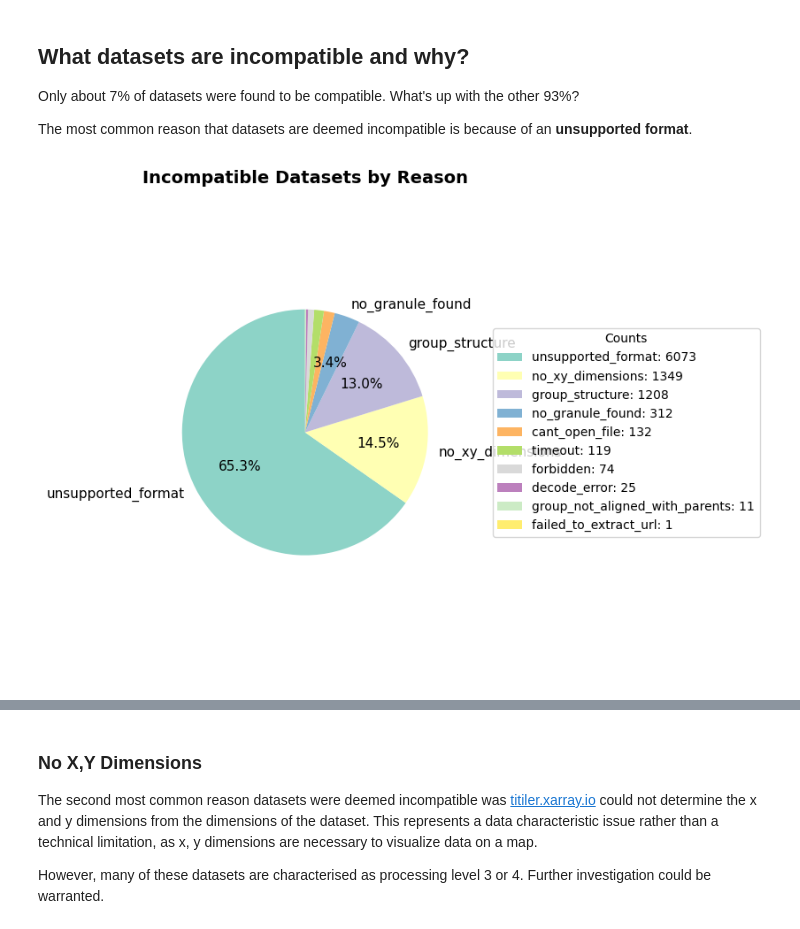
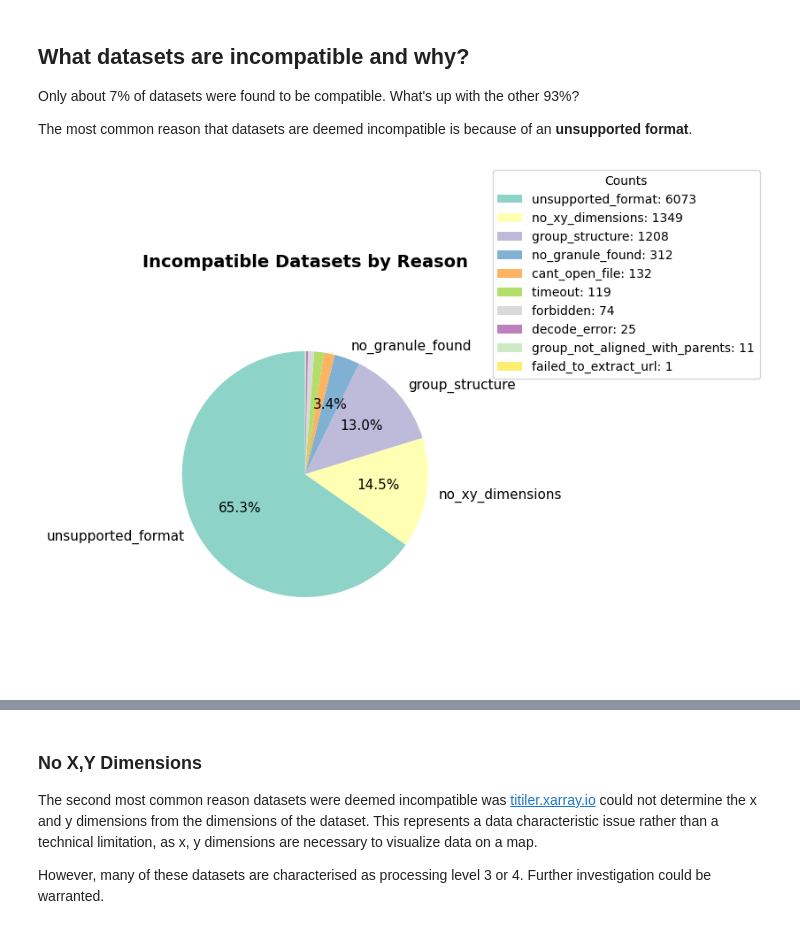
Before and after one commit to developmentseed/titiler-cmr, a Jupyter notebook: docs/compatibility/report.ipynb, the cells around one changed output, grey strips where cells are left out. Drawn from its saved outputs; the diff is of its cells as text; code cells hidden in the pictures.

```diff
--- a/docs/compatibility/report.ipynb
+++ b/docs/compatibility/report.ipynb
@@ -126,16 +132,17 @@ The most common reason that datasets are deemed incompatible is because of an **
 # %%
 incompatible_reason_counts = df["incompatible_reason"].value_counts()
 incompatible_reason_names = incompatible_reason_counts.index
 incompatible_reason_counts.columns = ["Incompatible Reason", "Count"]
 plotting.create_pie_chart(
-    incompatible_reason_names,
-    incompatible_reason_counts,
-    "Incompatible Datasets by Reason",
-    True,
-    4,
+    labels=incompatible_reason_names,
+    sizes=incompatible_reason_counts,
+    title="Incompatible Datasets by Reason",
+    legend=True,
+    top_n=4,
+    legend_position="center left",
 )
 # %% [output]
-[figure, old version]
+[figure, new version]
 # %% [markdown]
 ### Unsupported Formats
 
```
Also changed, not shown: parts of 7 cells of this notebook.
